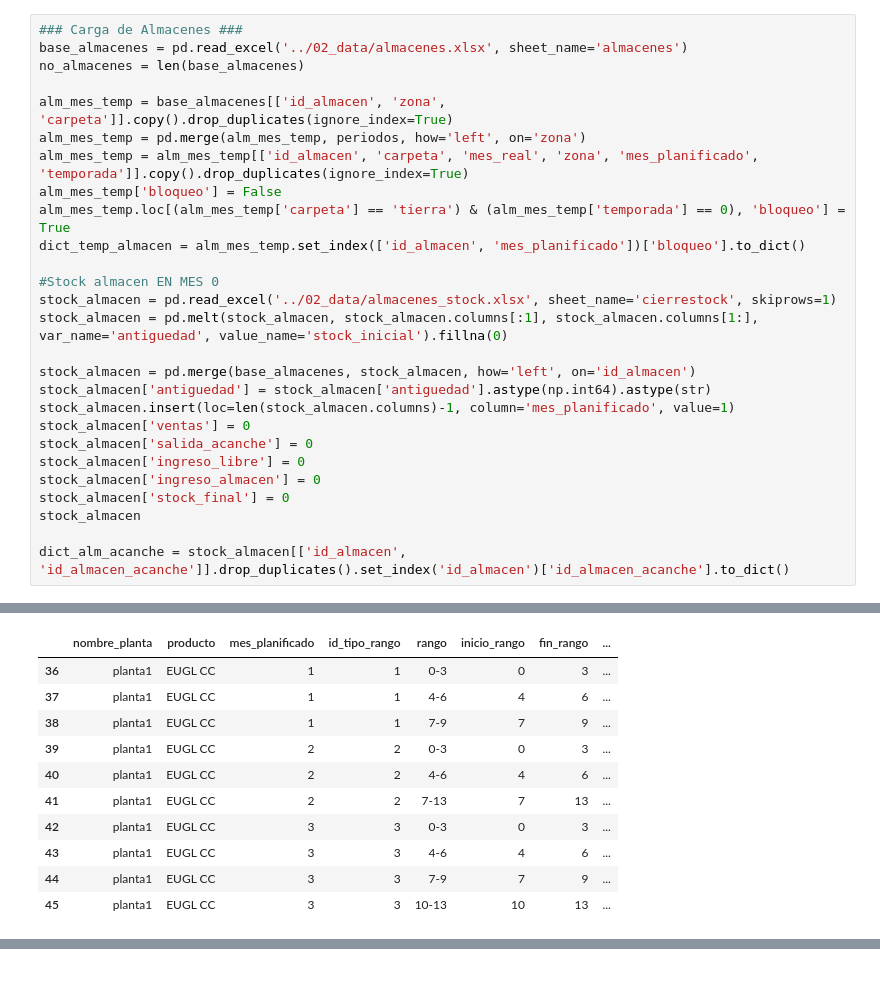
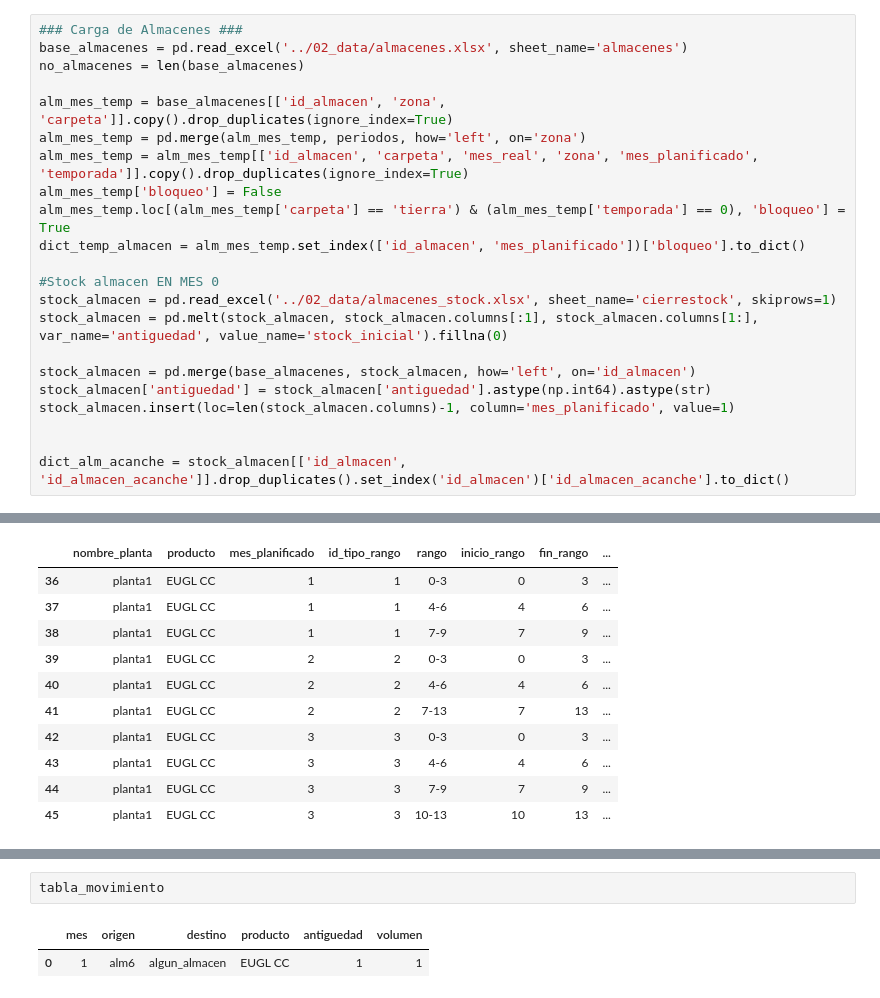
Before and after one commit to ptoledor/heu_opticliente, a Jupyter notebook: 01_notebooks/algo.ipynb, the cells around one changed output, grey strips where cells are left out. Saved outputs shown, nothing was run; the diff lists cells and outputs as text.

Commit message:
estructura de movimientos

```diff
--- a/01_notebooks/algo.ipynb
+++ b/01_notebooks/algo.ipynb
@@ -133,12 +133,7 @@ stock_almacen = pd.melt(stock_almacen, stock_almacen.columns[:1], stock_almacen.
 stock_almacen = pd.merge(base_almacenes, stock_almacen, how='left', on='id_almacen')
 stock_almacen['antiguedad'] = stock_almacen['antiguedad'].astype(np.int64).astype(str)
 stock_almacen.insert(loc=len(stock_almacen.columns)-1, column='mes_planificado', value=1)
-stock_almacen['ventas'] = 0
-stock_almacen['salida_acanche'] = 0
-stock_almacen['ingreso_libre'] = 0
-stock_almacen['ingreso_almacen'] = 0
-stock_almacen['stock_final'] = 0
-stock_almacen
+
 
 dict_alm_acanche = stock_almacen[['id_almacen', 'id_almacen_acanche']].drop_duplicates().set_index('id_almacen')['id_almacen_acanche'].to_dict()
 # %%
@@ -416,0 +461,5 @@ Algo 7: Acanchar stock sobrante de almacenes en sus "Almacenes e acanche corresp
+# %%
+tabla_movimiento
+# %% [output]
+|  | mes | origen | destino | producto | antiguedad | volumen |
+| 0 | 1 | alm6 | algun_almacen | EUGL CC | 1 | 1 |
```
Also changed, not shown: parts of 1 cell of this notebook.
